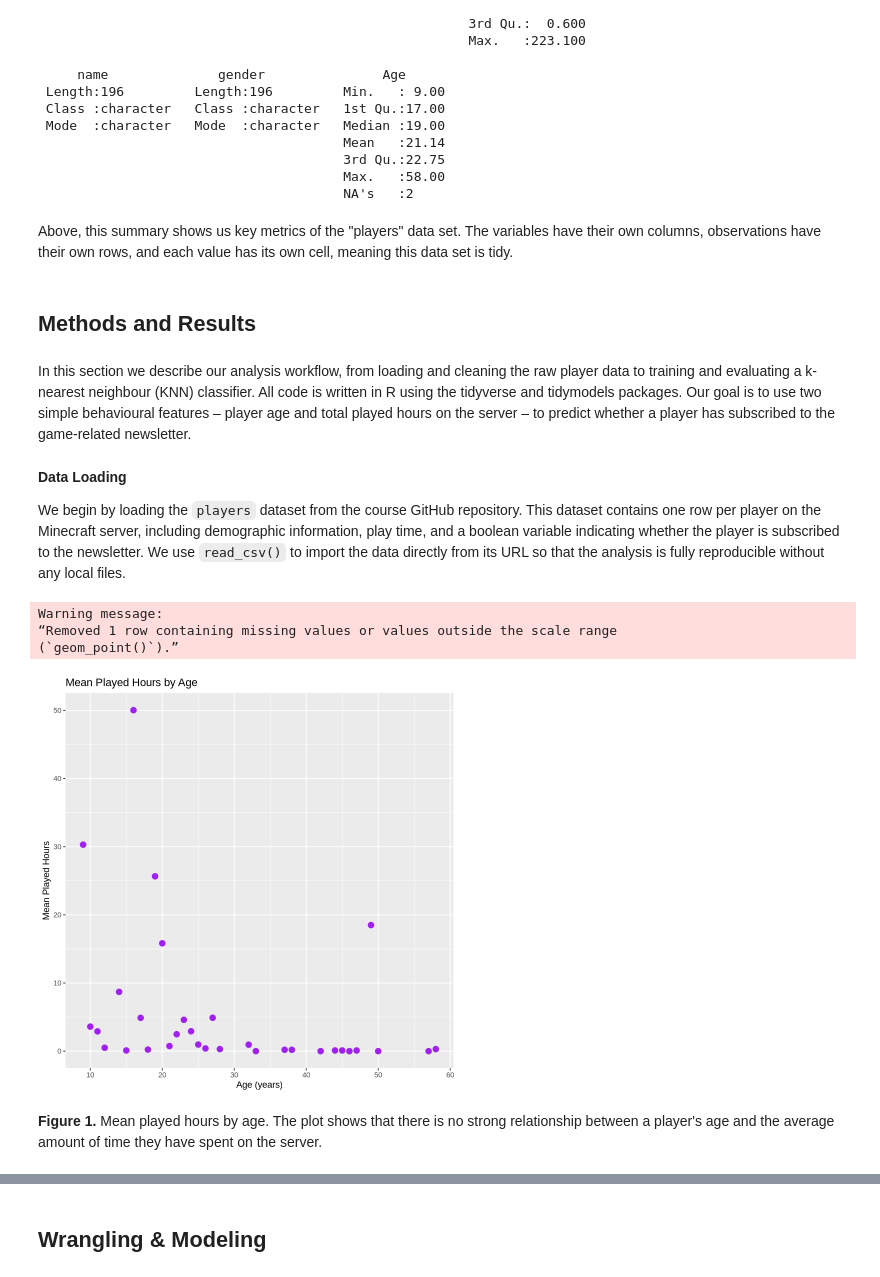
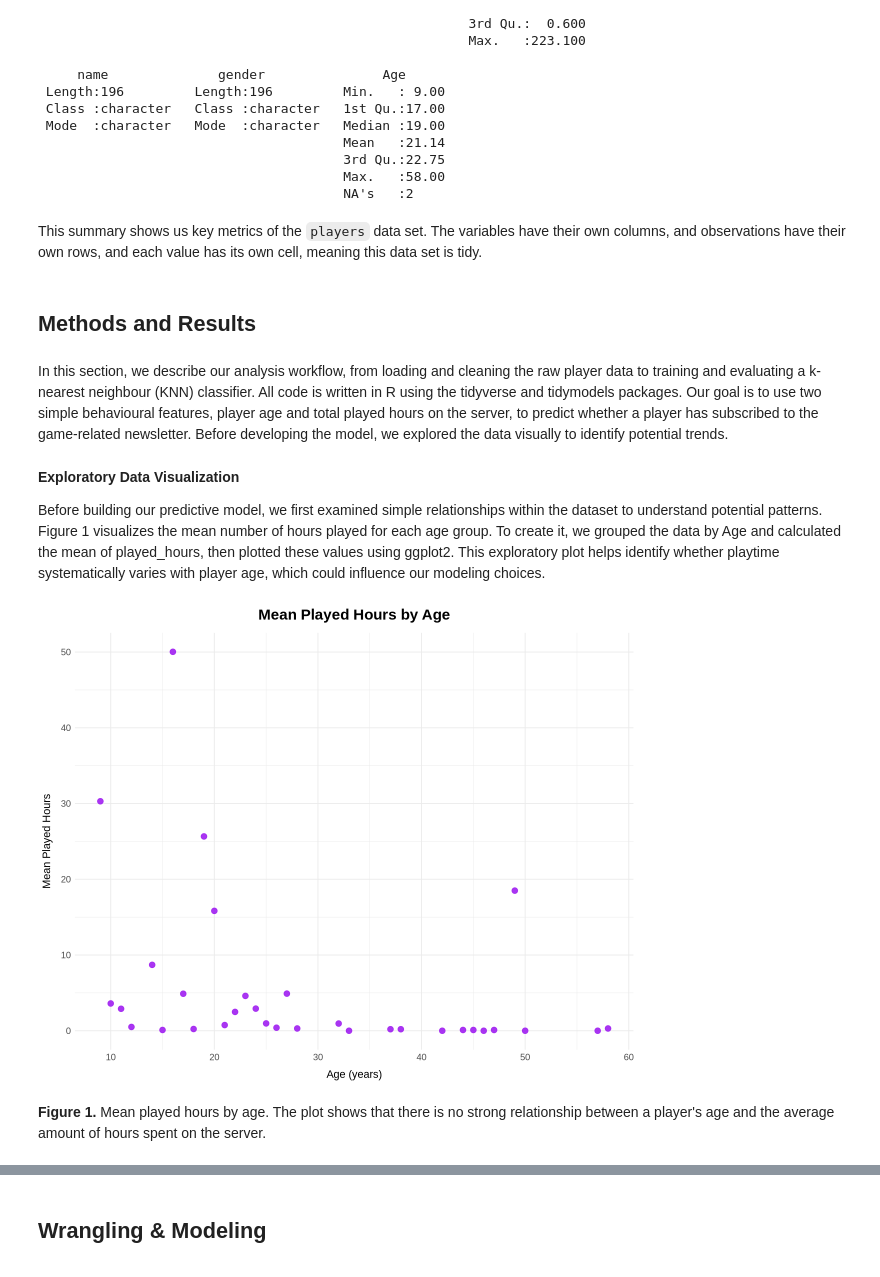
Before and after one commit to Aylin-Ab/dsci100-2025w1-group27, a Jupyter notebook: Group27-Project.ipynb, the cells around one changed output, grey strips where cells are left out. Saved outputs shown, nothing was run; the diff lists cells and outputs as text; code cells hidden in the pictures.

```diff
--- a/Group27-Project.ipynb
+++ b/Group27-Project.ipynb
@@ -73,35 +101,39 @@ players |> summary(across(round(hashed_Email: Age), 3))
                                        Max.   :58.00
                                        NA's   :2
 # %% [markdown]
-Above, this summary shows us key metrics of the "players" data set. The variables have their own columns, observations have
+This summary shows us key metrics of the `players` data set. The variables have their own columns, and observations have
 their own rows, and each value has its own cell, meaning this data set is tidy.
 # %% [markdown]
 ## Methods and Results
 # %% [markdown]
-In this section we describe our analysis workflow, from loading and cleaning the raw player data to training and evaluating a k-nearest neighbour (KNN) classifier. All code is written in R using the tidyverse and tidymodels packages. Our goal is to use two simple behavioural features – player age and total played hours on the server – to predict whether a player has subscribed to the game-related newsletter.
+In this section, we describe our analysis workflow, from loading and cleaning the raw player data to training and evaluating a k-nearest neighbour (KNN) classifier. All code is written in R using the tidyverse and tidymodels packages. Our goal is to use two simple behavioural features, player age and total played hours on the server, to predict whether a player has subscribed to the game-related newsletter. Before developing the model, we explored the data visually to identify potential trends.
 # %% [markdown]
-**Data Loading**
+**Exploratory Data Visualization**
 
-We begin by loading the `players` dataset from the course GitHub repository. This dataset contains one row per player on the Minecraft server, including demographic information, play time, and a boolean variable indicating whether the player is subscribed to the newsletter. We use `read_csv()` to import the data directly from its URL so that the analysis is fully reproducible without any local files.
+Before building our predictive model, we first examined simple relationships within the dataset to understand potential patterns. Figure 1 visualizes the mean number of hours played for each age group. To create it, we grouped the data by Age and calculated the mean of played_hours, then plotted these values using ggplot2. This exploratory plot helps identify whether playtime systematically varies with player age, which could influence our modeling choices.
 # %%
 age_means  <- players |>
   group_by(Age) |>
   summarise(mean_played_hours = mean(played_hours, na.rm = TRUE))
 
 
 ggplot(age_means, na.rm = TRUE, aes(x = Age, y = mean_played_hours)) +
-  geom_point(color = "purple", size = 3) +
+  geom_point(color = "purple", size = 3, alpha = 0.9) +
   labs(
     title = "Mean Played Hours by Age",
     x = "Age (years)",
-    y = "Mean Played Hours")
+    y = "Mean Played Hours") +
+    theme_minimal() +
+    theme(
+    plot.title = element_text(size = 18, face = "bold", hjust = 0.5, margin = margin(b = 12)),
+    axis.title = element_text(size = 13),
+    axis.text = element_text(size = 11),
+    axis.title.x = element_text(margin = margin(t = 10)),
+    axis.title.y = element_text(margin = margin(r = 10)))
 # %% [output]
-Warning message:
-“Removed 1 row containing missing values or values outside the scale range
-(`geom_point()`).”
-[figure, old version]
+[figure, new version]
 # %% [markdown]
-**Figure 1.** Mean played hours by age. The plot shows that there is no strong relationship between a player's age and the average amount of time they have spent on the server.
+**Figure 1.** Mean played hours by age. The plot shows that there is no strong relationship between a player's age and the average amount of hours spent on the server.
 # %% [markdown]
 Broad Question: What player characteristics and behaviours are most predictive of subscribing to a game-related newsletter, and how do these features differ between various player types?
 
```
Also changed, not shown: parts of 16 cells of this notebook.
